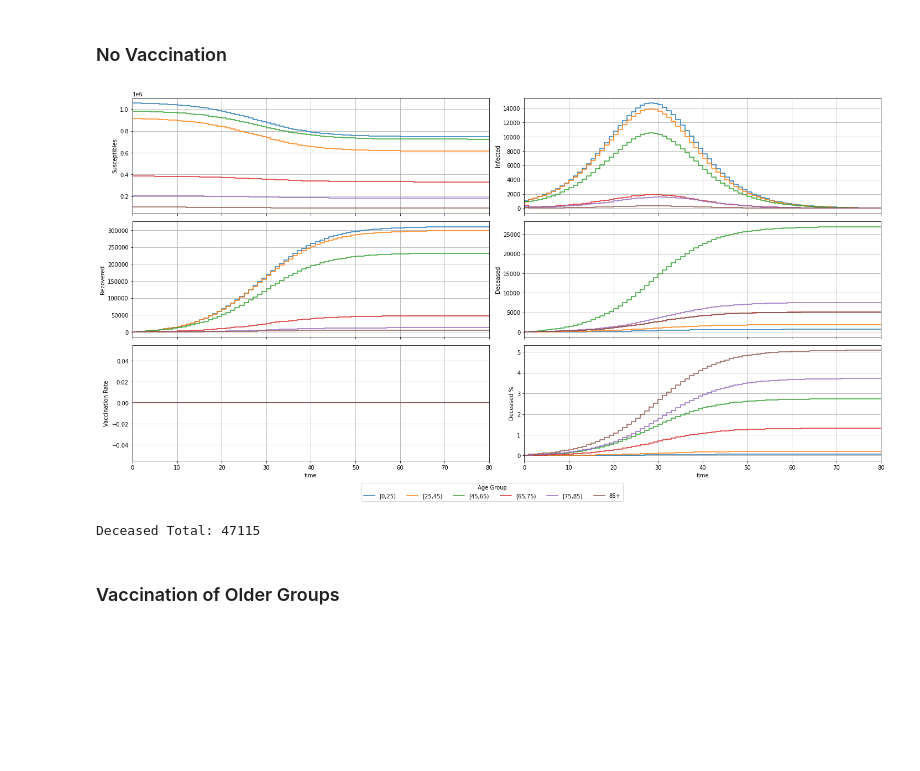
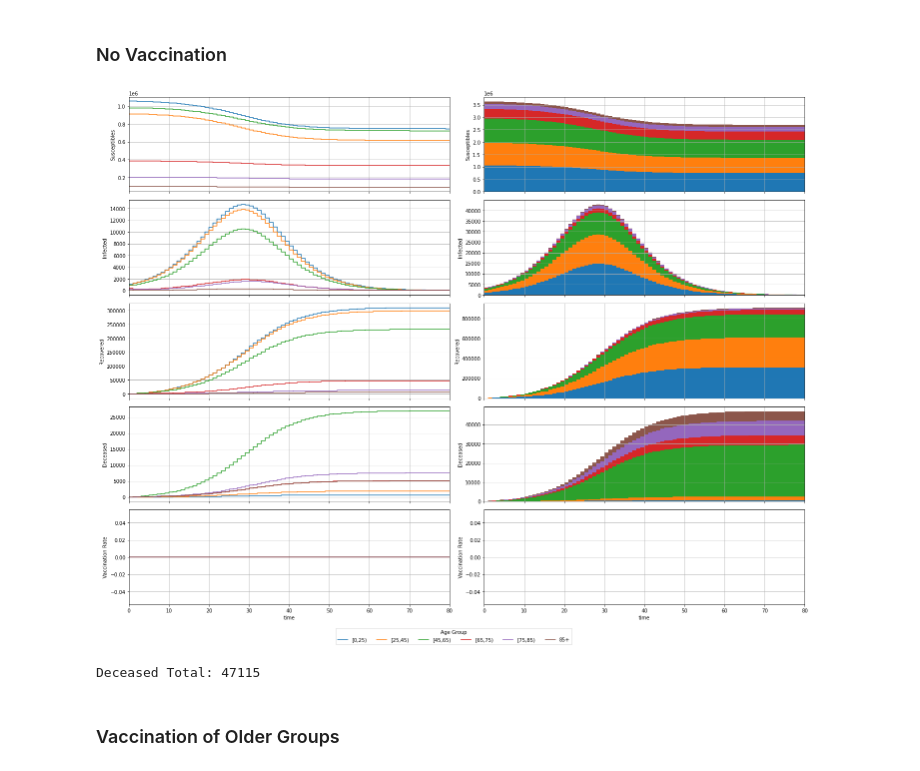
Before and after one commit to GuiBeal-Academy/MPC-COVID-19, a Jupyter notebook: notebook.ipynb, the cells around one changed output. Cells and saved outputs as stored; diff of their text form; code cells hidden in the pictures; blank space fills up the shorter version.

Commit message:
stack plots

```diff
--- a/notebook.ipynb
+++ b/notebook.ipynb
@@ -109,27 +109,37 @@ def unwrap(y):
 def wrap(S, I, R, D):
   return np.concatenate([S, I, R, D])
 
-def plot(t, y, u, ds='default'):
+def plot(t, y, u, discrete=False):
   S, I, R, D = unwrap(y)
-  P = S + I + R + D
-  D_r = D / P
 
-  fig, ax = plt.subplots(3, 2, figsize=(20,10), sharex=True)
+  fig, ax = plt.subplots(5, 2, figsize=(20,15), sharex=True)
+
+  if discrete:
+    ds = 'steps-post'
+    step = 'post'
+  else:
+    ds = 'default'
+    step = None
 
   for i in range(n_a):
     ax[0,0].plot(t, S[i], drawstyle=ds)
-    ax[0,1].plot(t, I[i], drawstyle=ds)
-    ax[1,0].plot(t, R[i], drawstyle=ds)
-    ax[1,1].plot(t, D[i], drawstyle=ds)
-    ax[2,0].plot(t, u[i], drawstyle=ds)
-    ax[2,1].plot(t, 100*D_r[i], drawstyle=ds)
+    ax[1,0].plot(t, I[i], drawstyle=ds)
+    ax[2,0].plot(t, R[i], drawstyle=ds)
+    ax[3,0].plot(t, D[i], drawstyle=ds)
+    ax[4,0].plot(t, u[i], drawstyle=ds)
 
-  ax[0,0].set_ylabel('Susceptibles')
-  ax[0,1].set_ylabel('Infected')
-  ax[1,0].set_ylabel('Recovered')
-  ax[1,1].set_ylabel('Deceased')
-  ax[2,0].set_ylabel('Vaccination Rate')
-  ax[2,1].set_ylabel('Deceased %')
+  ax[0,1].stackplot(t, S, step=step)
+  ax[1,1].stackplot(t, I, step=step)
+  ax[2,1].stackplot(t, R, step=step)
+  ax[3,1].stackplot(t, D, step=step)
+  ax[4,1].stackplot(t, u, step=step)
+
+  for i in range(2):
+    ax[0,i].set_ylabel('Susceptibles')
+    ax[1,i].set_ylabel('Infected')
+    ax[2,i].set_ylabel('Recovered')
+    ax[3,i].set_ylabel('Deceased')
+    ax[4,i].set_ylabel('Vaccination Rate')
 
   for ax_ in ax.flatten():
     ax_.set_xlim((t[0],t[-1]))
@@ -139,7 +149,7 @@ def plot(t, y, u, ds='default'):
     ax_.set_xlabel('time')
 
   fig.tight_layout()
-  fig.legend(groups, title='Age Group',ncols=n_a, loc="lower center", bbox_to_anchor=(0.5, -0.05))
+  fig.legend(groups, title='Age Group',ncols=n_a, loc="upper center", bbox_to_anchor=(0.5, 0))
   plt.show()
 # %% [markdown]
 ## Continous Simulation
@@ -279,35 +289,35 @@ def u(t, y):
 
 def system(t, y, l, g_R, g_D):
   S, I, R, D = unwrap(y)
   S_ = S - l * S * (C @ I) - u(t, y)
   I_ = I + l * S * (C @ I) - (g_R + g_D) * I
   R_ = R + g_R * I + u(t, y)
   D_ = D + g_D * I
   return wrap(S_, I_, R_, D_)
 
 t = np.linspace(0, 80, 81)
 y_0 = wrap(S_0, I_0, R_0, D_0)
 
 y = np.empty((4*n_a,81))
 for i, t_ in enumerate(t):
   if i == 0:
     y[:,i] = y_0
   else:
     y[:,i] = system(t_, y[:,i-1], l, g_R, g_D)
 
 S, I, R, D = unwrap(y)
 
 U = np.zeros(S.shape)
 for i, t_ in enumerate(t):
   y_ = y[:,i]
   U[:,i] = u(t_, y_)
 
-plot(t, y, U, ds='steps-post')
+plot(t, y, U, discrete=True)
 
 D_total = sum(D[:,-1])
 print(f'Deceased Total: {D_total:.0f}')
 # %% [output]
-[figure, old version]
+[figure, new version]
 Deceased Total: 47115
 # %% [markdown]
 ### Vaccination of Older Groups
```
Also changed, not shown: parts of 4 cells of this notebook.
